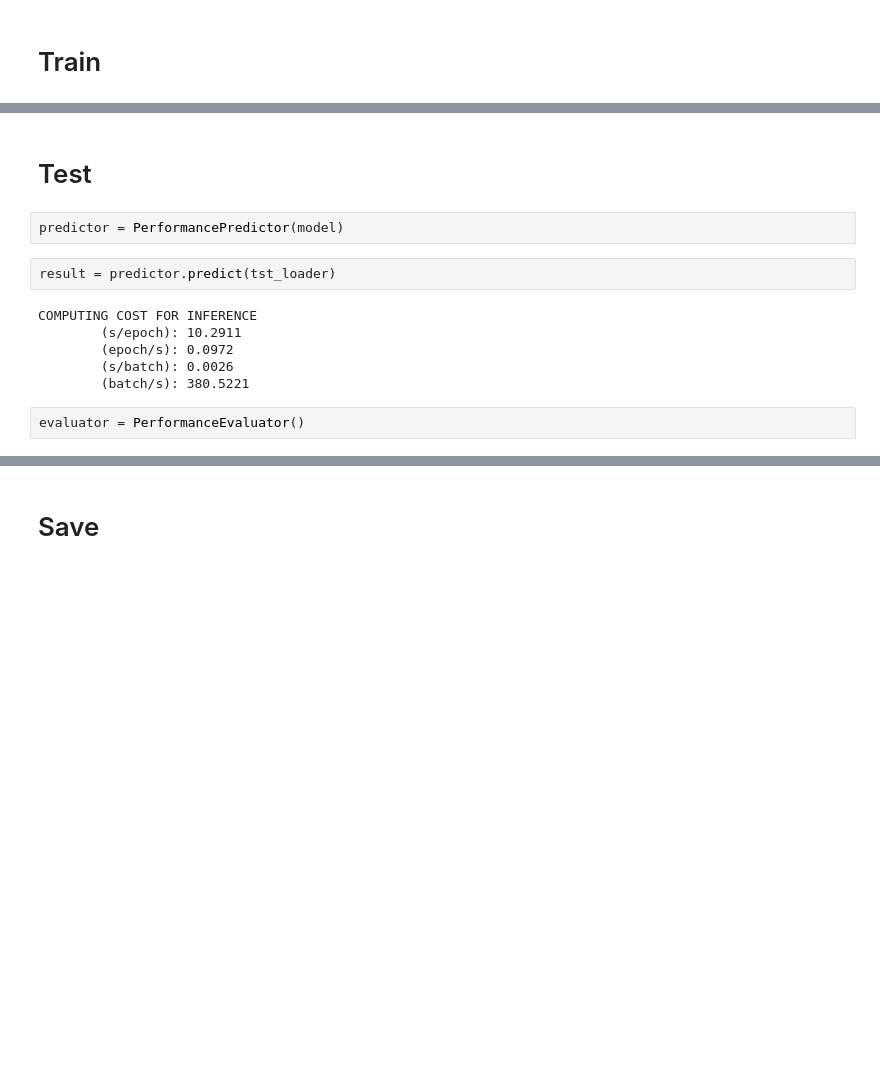
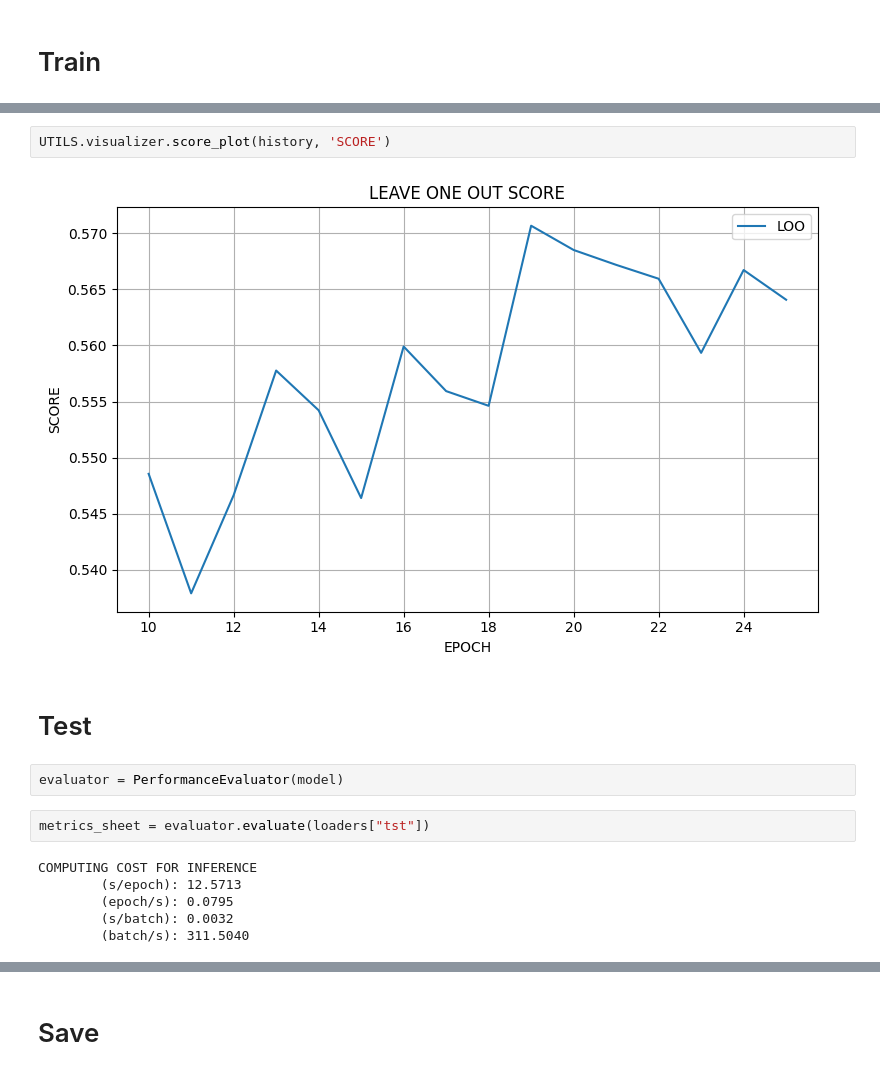
Before and after one commit to jayarnim/RS-DACR, a Jupyter notebook: _notebooks/pointwise/ACFNet_movielens.ipynb, the cells around one changed output, grey strips where cells are left out. Cells and saved outputs as stored; diff of their text form; blank space fills up the shorter version.

```diff
--- a/_notebooks/pointwise/ACFNet_movielens.ipynb
+++ b/_notebooks/pointwise/ACFNet_movielens.ipynb
@@ -233,15 +230,17 @@ UTILS.visualizer.loss_plot(history, 'TASK LOSS')
+# %%
+UTILS.visualizer.score_plot(history, 'SCORE')
+# %% [output]
+[figure, added]
 # %% [markdown]
 # Test
 # %%
-predictor = PerformancePredictor(model)
+evaluator = PerformanceEvaluator(model)
 # %%
-result = predictor.predict(tst_loader)
+metrics_sheet = evaluator.evaluate(loaders["tst"])
 # %% [output]
 COMPUTING COST FOR INFERENCE
-        (s/epoch): 10.2911
-        (epoch/s): 0.0972
-        (s/batch): 0.0026
-        (batch/s): 380.5221
+        (s/epoch): 12.5713
+        (epoch/s): 0.0795
+        (s/batch): 0.0032
+        (batch/s): 311.5040
-# %%
-evaluator = PerformanceEvaluator()
 # %%
```
Also changed, not shown: parts of 15 cells of this notebook, 42 other files.
